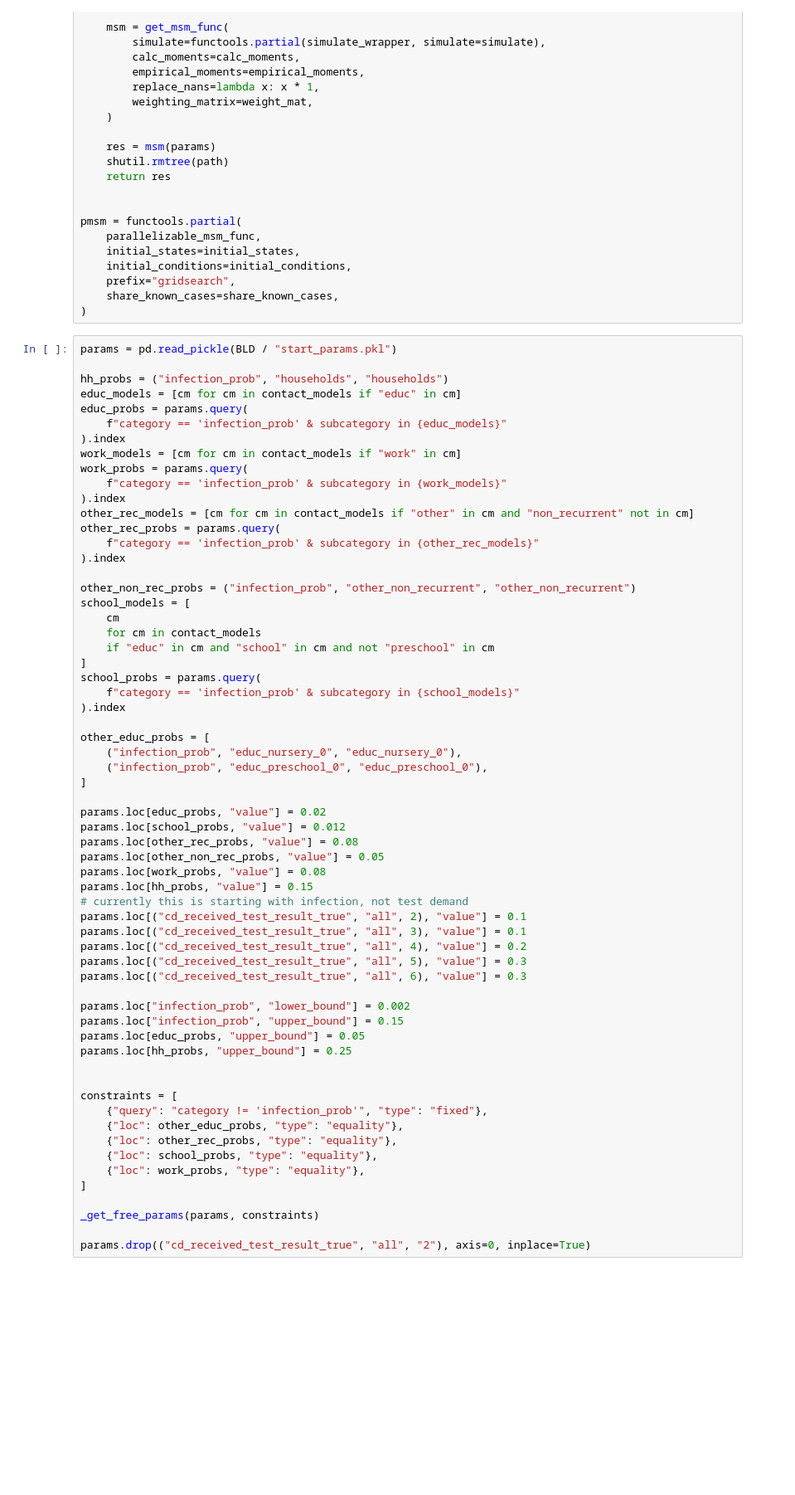
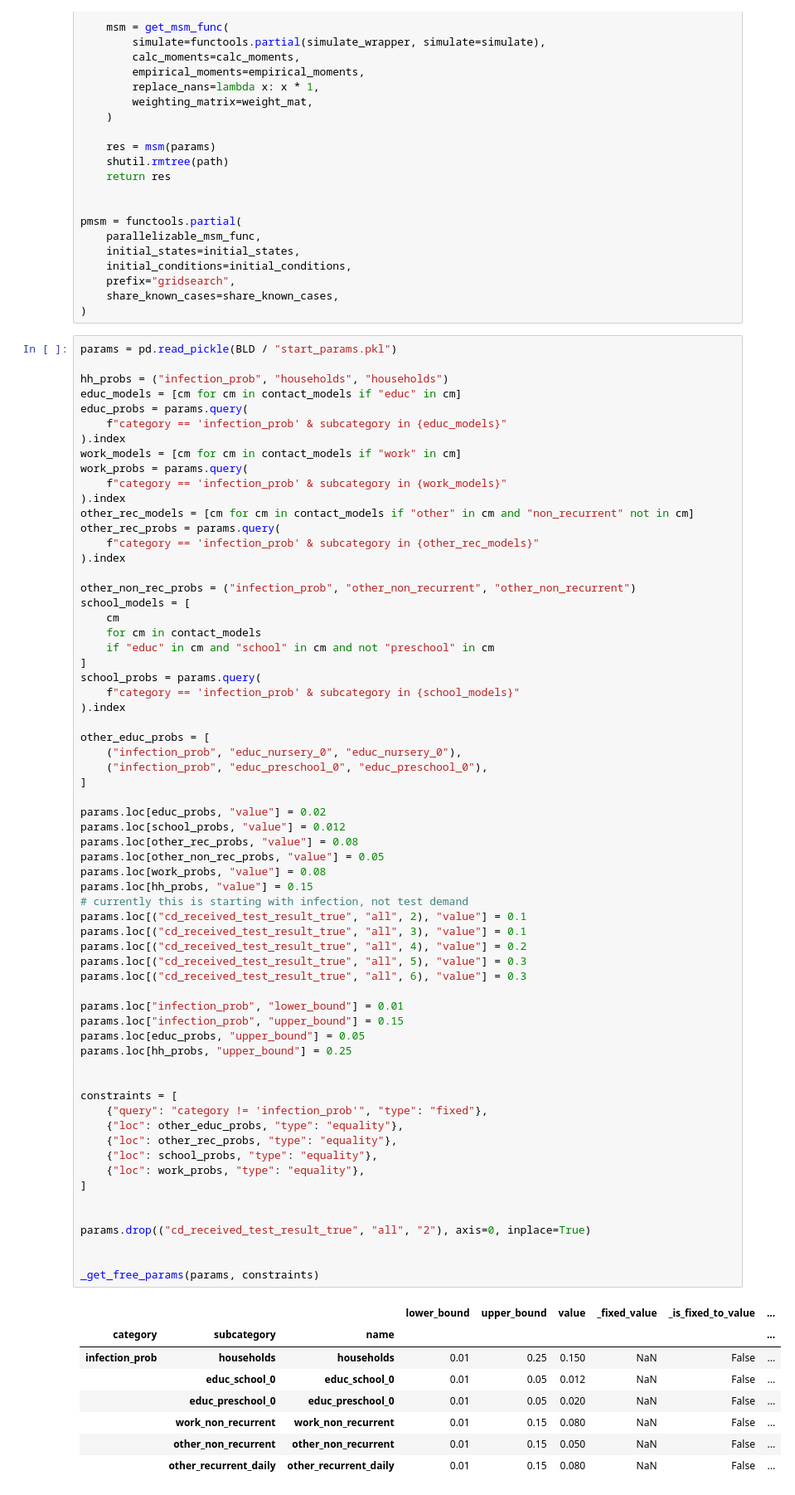
Before and after one commit to covid-19-impact-lab/sid-germany, a Jupyter notebook: src/exploration/estimation.ipynb, the cells around one changed output. Shown at 83% size. Cells and saved outputs as stored; diff of their text form; blank space fills up the shorter version.

```diff
--- a/src/exploration/estimation.ipynb
+++ b/src/exploration/estimation.ipynb
@@ -217,33 +217,44 @@ other_educ_probs = [
 ]
 
 params.loc[educ_probs, "value"] = 0.02
 params.loc[school_probs, "value"] = 0.012
 params.loc[other_rec_probs, "value"] = 0.08
 params.loc[other_non_rec_probs, "value"] = 0.05
 params.loc[work_probs, "value"] = 0.08
 params.loc[hh_probs, "value"] = 0.15
 # currently this is starting with infection, not test demand
 params.loc[("cd_received_test_result_true", "all", 2), "value"] = 0.1
 params.loc[("cd_received_test_result_true", "all", 3), "value"] = 0.1
 params.loc[("cd_received_test_result_true", "all", 4), "value"] = 0.2
 params.loc[("cd_received_test_result_true", "all", 5), "value"] = 0.3
 params.loc[("cd_received_test_result_true", "all", 6), "value"] = 0.3
 
-params.loc["infection_prob", "lower_bound"] = 0.002
+params.loc["infection_prob", "lower_bound"] = 0.01
 params.loc["infection_prob", "upper_bound"] = 0.15
 params.loc[educ_probs, "upper_bound"] = 0.05
 params.loc[hh_probs, "upper_bound"] = 0.25
 
 
 constraints = [
     {"query": "category != 'infection_prob'", "type": "fixed"},
     {"loc": other_educ_probs, "type": "equality"},
     {"loc": other_rec_probs, "type": "equality"},
     {"loc": school_probs, "type": "equality"},
     {"loc": work_probs, "type": "equality"},
 ]
 
-_get_free_params(params, constraints)
 
 params.drop(("cd_received_test_result_true", "all", "2"), axis=0, inplace=True)
+
+
+_get_free_params(params, constraints)
+# %% [output]
+|  |  |  | lower_bound | upper_bound | value | _fixed_value | _is_fixed_to_value | ... |
+| category | subcategory | name |  |  |  |  |  | ... |
+| infection_prob | households | households | 0.01 | 0.25 | 0.150 | NaN | False | ... |
+|  | educ_school_0 | educ_school_0 | 0.01 | 0.05 | 0.012 | NaN | False | ... |
+|  | educ_preschool_0 | educ_preschool_0 | 0.01 | 0.05 | 0.020 | NaN | False | ... |
+|  | work_non_recurrent | work_non_recurrent | 0.01 | 0.15 | 0.080 | NaN | False | ... |
+|  | other_non_recurrent | other_non_recurrent | 0.01 | 0.15 | 0.050 | NaN | False | ... |
+|  | other_recurrent_daily | other_recurrent_daily | 0.01 | 0.15 | 0.080 | NaN | False | ... |
 # %%
```
Also changed, not shown: parts of 7 cells of this notebook.
